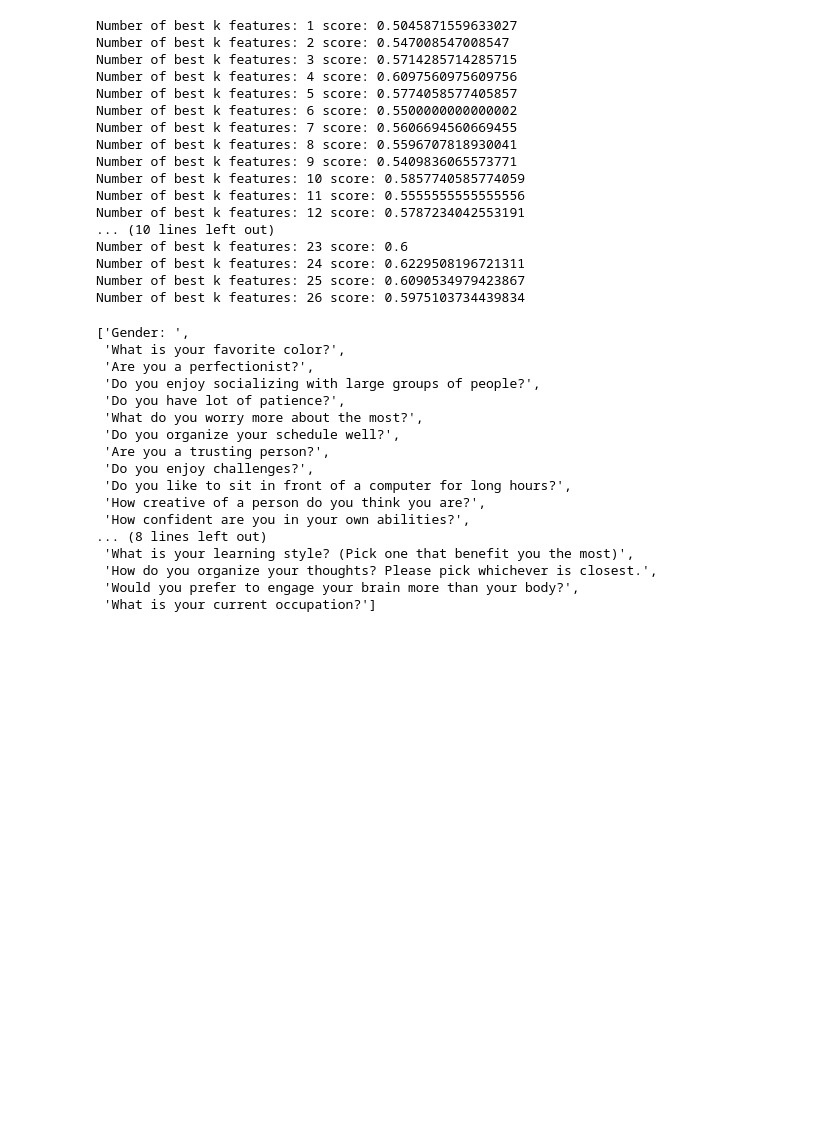
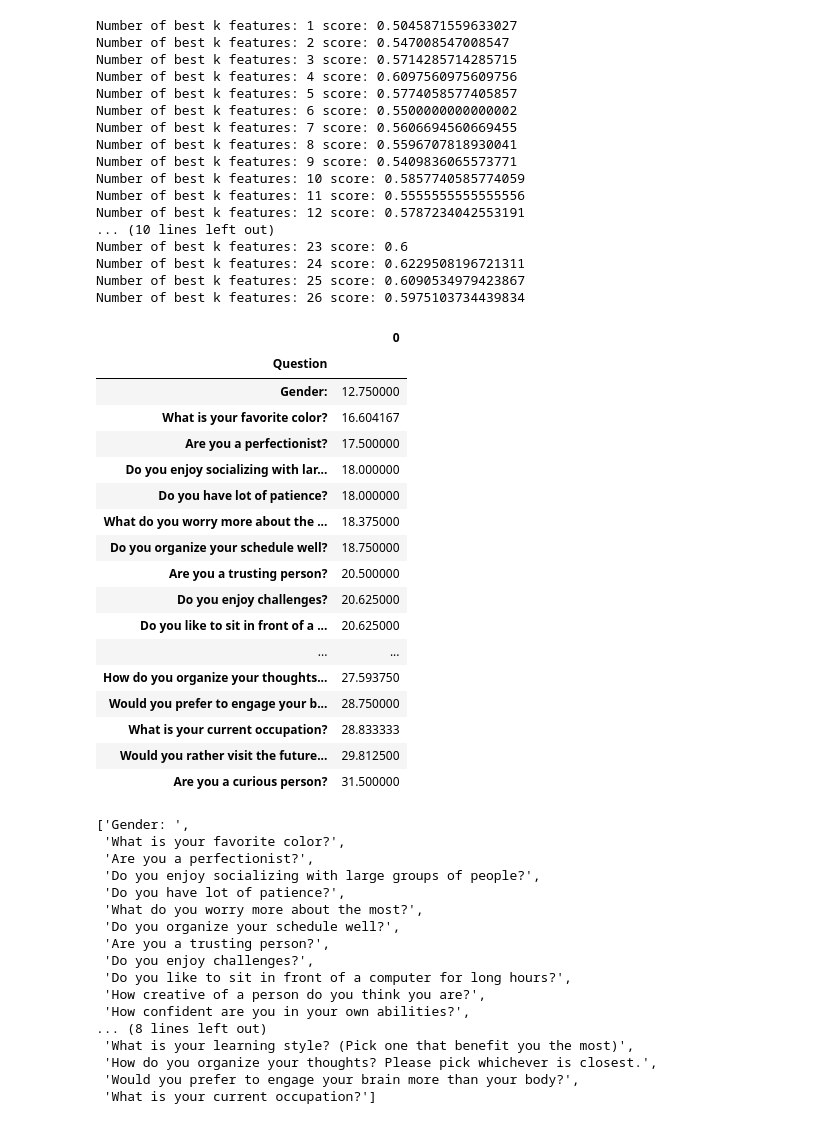
Before and after one commit to Shuhxian/Self_Love_App, a Jupyter notebook: Machine_Learning.ipynb, the cells around one changed output. Saved outputs shown, nothing was run; the diff lists cells and outputs as text; code cells hidden in the pictures; blank space fills up the shorter version.

```diff
--- a/Machine_Learning.ipynb
+++ b/Machine_Learning.ipynb
@@ -147,11 +148,11 @@ y.sum(axis=1).plot.hist(title='Histogram of the number of hobbies for each perso
 # %%
 # Base Classifiers ( dict format --> (name, func) : params )
 base_models = {
-    ("Decision_Tree", DecisionTreeClassifier) : {'min_samples_split':range(2,5) , 'min_samples_leaf':range(1,4),'min_weight_fraction_leaf':[0.0,0.5],'random_state':[seed]},
+    # ("Decision_Tree", DecisionTreeClassifier) : {'min_samples_split':range(2,5) , 'min_samples_leaf':range(1,4),'min_weight_fraction_leaf':[0.0,0.5],'random_state':[seed]},
     ("Extra_Trees", ExtraTreesClassifier) : {'n_estimators':range(90,120,10),'min_samples_split':range(2,5) , 'min_samples_leaf':range(1,4),'n_jobs':[-1],'random_state':[seed]},
-    ("Random_Forest", RandomForestClassifier) :{'n_estimators':range(90,120,10),'min_samples_split':range(2,5),'min_samples_leaf':range(1,4),'n_jobs':[-1],'random_state':[seed]},
-    ("MLP", MLPClassifier) : {'hidden_layer_sizes': [(128,64,32),(64,32),(64)],'alpha':[1e-3, 1e-2, 1e-1], 'max_iter': [2000],'random_state':[seed]},
-    ("Ridge", RidgeClassifierCV) : {'fit_intercept':[True]}
+    # ("Random_Forest", RandomForestClassifier) :{'n_estimators':range(90,120,10),'min_samples_split':range(2,5),'min_samples_leaf':range(1,4),'n_jobs':[-1],'random_state':[seed]},
+    # ("MLP", MLPClassifier) : {'hidden_layer_sizes': [(128,64,32),(64,32),(64)],'alpha':[1e-3, 1e-2, 1e-1], 'max_iter': [2000],'random_state':[seed]},
+    # ("Ridge", RidgeClassifierCV) : {'fit_intercept':[True]}
 }
 
 base_models_with_errors = {
@@ -171,7 +172,7 @@ adapt_models = {
 # Problem Transformation
 problem_transform = {
     "Binary_Relevance" : BinaryRelevance,
-    "Classifier_Chain" : ClassifierChain,
+    # "Classifier_Chain" : ClassifierChain,
     # "Label_Powerset" : LabelPowerset # too many output because 2^20 = 1048576
 }
 
@@ -528,6 +520,27 @@ Number of best k features: 23 score: 0.6
 Number of best k features: 24 score: 0.6229508196721311
 Number of best k features: 25 score: 0.6090534979423867
 Number of best k features: 26 score: 0.5975103734439834
+# %%
+rfe_result
+# %% [output]
+|  | 0 |
+| Question |  |
+| Gender: | 12.750000 |
+| What is your favorite color? | 16.604167 |
+| Are you a perfectionist? | 17.500000 |
+| Do you enjoy socializing with lar... | 18.000000 |
+| Do you have lot of patience? | 18.000000 |
+| What do you worry more about the ... | 18.375000 |
+| Do you organize your schedule well? | 18.750000 |
+| Are you a trusting person? | 20.500000 |
+| Do you enjoy challenges? | 20.625000 |
+| Do you like to sit in front of a ... | 20.625000 |
+| ... | ... |
+| How do you organize your thoughts... | 27.593750 |
+| Would you prefer to engage your b... | 28.750000 |
+| What is your current occupation? | 28.833333 |
+| Would you rather visit the future... | 29.812500 |
+| Are you a curious person? | 31.500000 |
 # %%
 # 24 features has the best result
 best_k_features = select_best_k_features(rfe_result, k=24)
```
Also changed, not shown: parts of 9 cells of this notebook.
